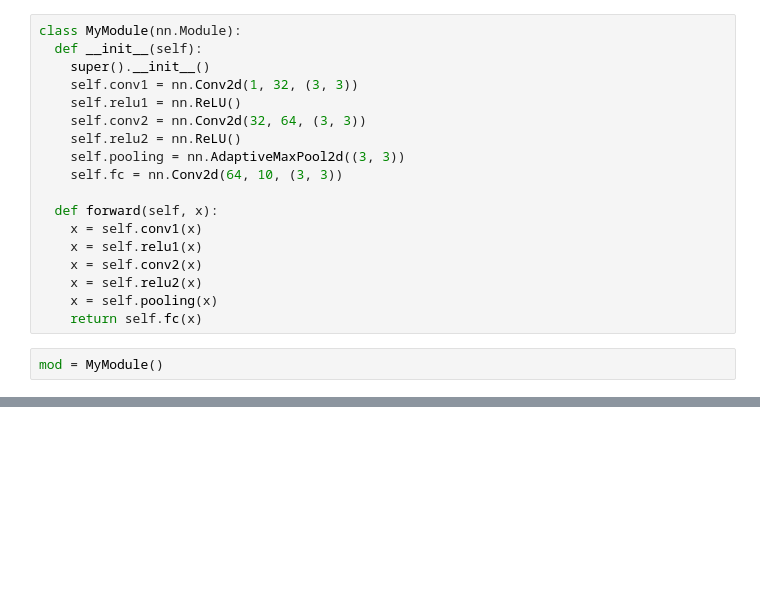
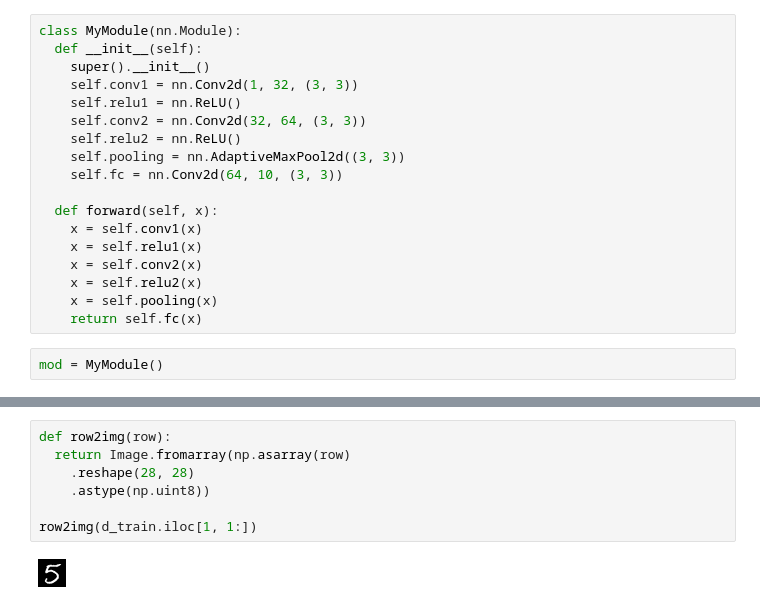
Before and after one commit to hhiraba/exercises, a Jupyter notebook: notebooks/test.ipynb, the cells around one changed output, grey strips where cells are left out. Drawn from its saved outputs; the diff is of its cells as text; blank space fills up the shorter version.

```diff
--- a/notebooks/test.ipynb
+++ b/notebooks/test.ipynb
@@ -61,0 +47,9 @@ data.describe()
+# %%
+def row2img(row):
+  return Image.fromarray(np.asarray(row)
+    .reshape(28, 28)
+    .astype(np.uint8))
+
+row2img(d_train.iloc[1, 1:])
+# %% [output]
+[figure, added]
```
Also changed, not shown: parts of 7 cells of this notebook.
